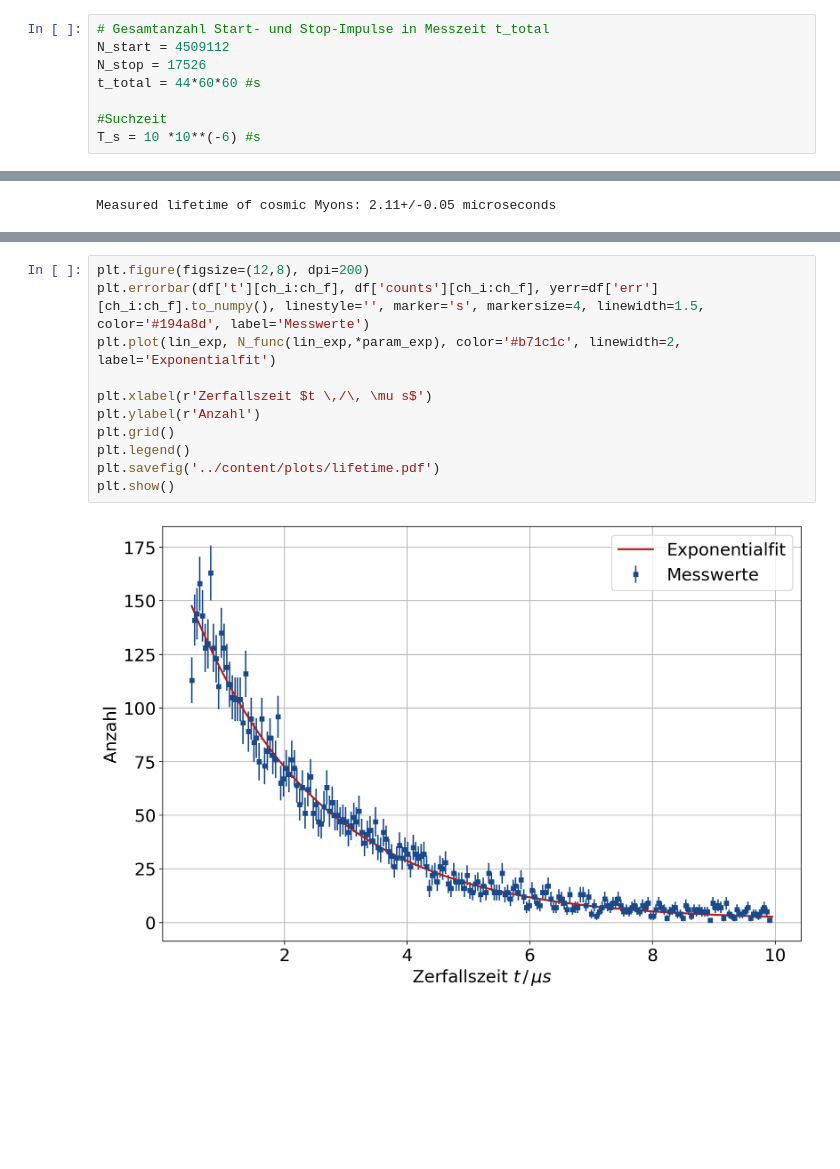
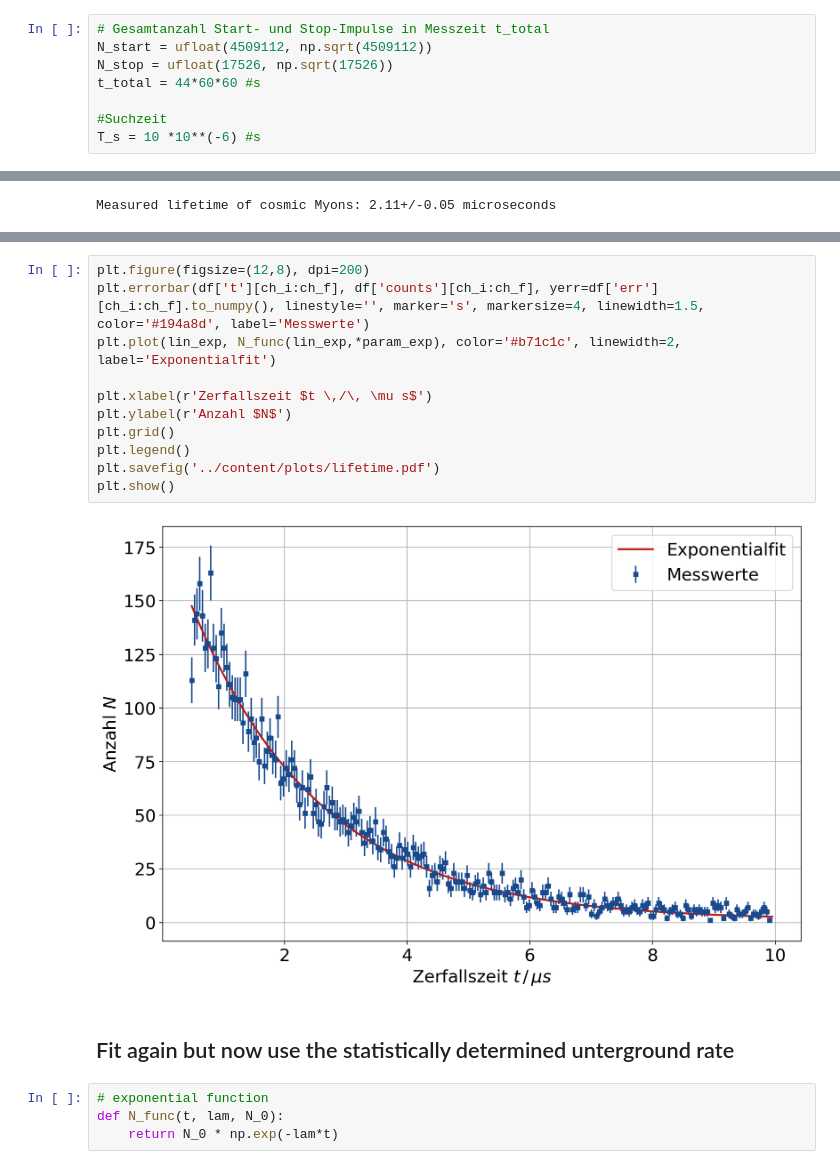
Before and after one commit to SamGTex/FP_Master_WS22-23, a Jupyter notebook: V01_Kosmische_Myonen/python/main.ipynb, the cells around one changed output, grey strips where cells are left out. Cells and saved outputs as stored; diff of their text form; blank space fills up the shorter version.

Commit message:
add calculation of the mean time using the theoretically underground rate add the chapter time delay and calibration and start with the undergroundrate/mean time

```diff
--- a/V01_Kosmische_Myonen/python/main.ipynb
+++ b/V01_Kosmische_Myonen/python/main.ipynb
@@ -218,7 +219,7 @@ def poisson(n, lam):
 # %%
 # Gesamtanzahl Start- und Stop-Impulse in Messzeit t_total
-N_start = 4509112
-N_stop = 17526
+N_start = ufloat(4509112, np.sqrt(4509112))
+N_stop = ufloat(17526, np.sqrt(17526))
 t_total = 44*60*60 #s
 
 #Suchzeit
@@ -306,13 +312,19 @@ The experimentell determinted underground events per channel: 1.05+/-0.41
 # %%
 plt.figure(figsize=(12,8), dpi=200)
 plt.errorbar(df['t'][ch_i:ch_f], df['counts'][ch_i:ch_f], yerr=df['err'][ch_i:ch_f].to_numpy(), linestyle='', marker='s', markersize=4, linewidth=1.5, color='#194a8d', label='Messwerte')
 plt.plot(lin_exp, N_func(lin_exp,*param_exp), color='#b71c1c', linewidth=2, label='Exponentialfit')
 
 plt.xlabel(r'Zerfallszeit $t \,/\, \mu s$')
-plt.ylabel(r'Anzahl')
+plt.ylabel(r'Anzahl $N$')
 plt.grid()
 plt.legend()
 plt.savefig('../content/plots/lifetime.pdf')
 plt.show()
 # %% [output]
-[figure, old version]
+[figure, new version]
+# %% [markdown]
+## Fit again but now use the statistically determined unterground rate
+# %%
+# exponential function
+def N_func(t, lam, N_0):
+    return N_0 * np.exp(-lam*t)
```
Also changed, not shown: parts of 15 cells of this notebook, 5 other files.
